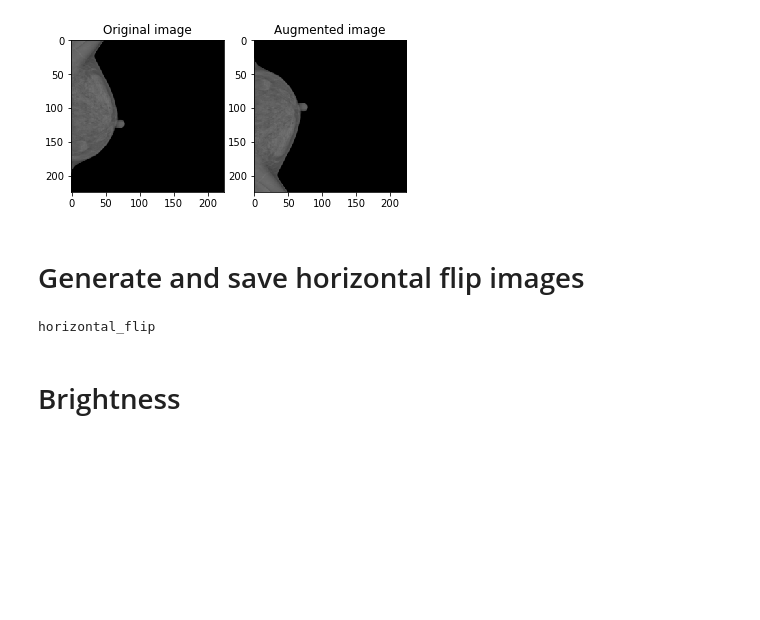
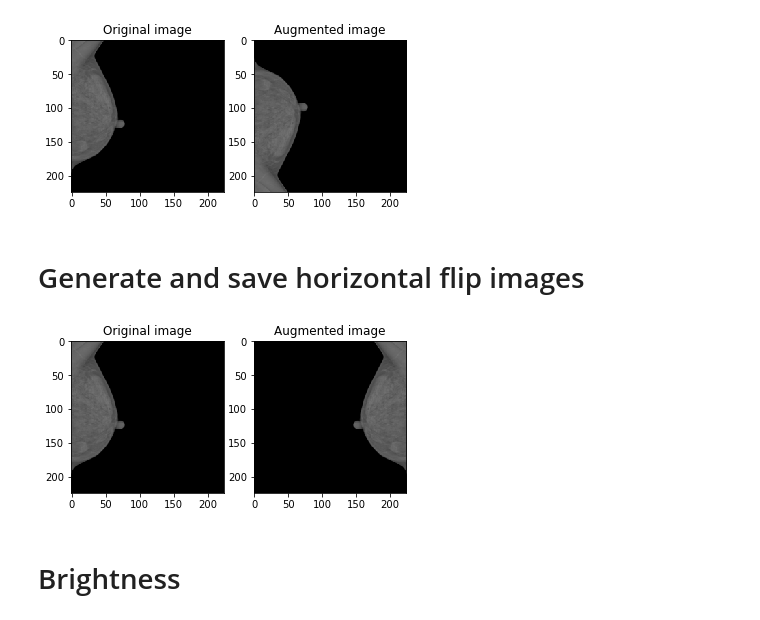
Before and after one commit to SalvatoreCognetta/BreastCancerDetection, a Jupyter notebook: create_augmented_data.ipynb, the cells around one changed output. Drawn from its saved outputs; the diff is of its cells as text; code cells hidden in the pictures; blank space fills up the shorter version.

Commit message:
Now the augmented dataset is created on drive or on local, depending on we are on colab or not. Added nested augmentation.

```diff
--- a/create_augmented_data.ipynb
+++ b/create_augmented_data.ipynb
@@ -11,3 +11,10 @@ import matplotlib.pyplot as plt
 import numpy as np
 import splitfolders
 import shutil
+# %%
+if 'google.colab' in str(get_ipython()):
+  print('Running on CoLab')
+else:
+  print('Not running on CoLab')
+
+RunningInCOLAB = 'google.colab' in str(get_ipython())
@@ -96,3 +117,8 @@ def generate_images(data_dir, aug_directory, aug_type, aug_func, aug_params):
+# %%
+if RunningInCOLAB:
+    parent_directory = '/content/drive/MyDrive/Colab Notebooks/'
+else:
+    parent_directory = '.'
 # %% [markdown]
 # Create Directories
 # %%
@@ -210,9 +236,9 @@ Density2Malignant  directory created
 # %%
-original_data_dir = './Dataset'
-train_dir = 'Splitted_Dataset/Train/'
-plain_train_dir = 'Splitted_Dataset/Train/plain/'
-test_dir = 'Splitted_Dataset/Test/'
-data_dir = pathlib.Path(plain_train_dir)
+original_data_dir = parent_directory+'/Dataset'
+train_dir = parent_directory+'/Splitted_Dataset/Train/'
+plain_train_dir = parent_directory+'/Splitted_Dataset/Train/plain/'
+test_dir = parent_directory+'/Splitted_Dataset/Test/'
+data_dir = plain_train_dir
 # %% [markdown]
 # Split the DataSet in 80% train 20% test
 # %%
@@ -231,9 +258,10 @@ generate_images(data_dir, train_dir, 'vertical_flip', tf.image.flip_up_down, [])
 # %% [markdown]
 # Generate and save horizontal flip images
 # %%
-generate_images(data_dir, train_dir, 'horizontal_flip', tf.image.flip_left_right, [])
+hflip_train_dir =  train_dir+'horizontal_flip/'
+generate_images(data_dir, hflip_train_dir, 'horizontal_flip', tf.image.flip_left_right, [])
 # %% [output]
-horizontal_flip
+[figure, added]
 # %% [markdown]
 # Brightness
 # %%
```
Also changed, not shown: parts of 15 cells of this notebook.
